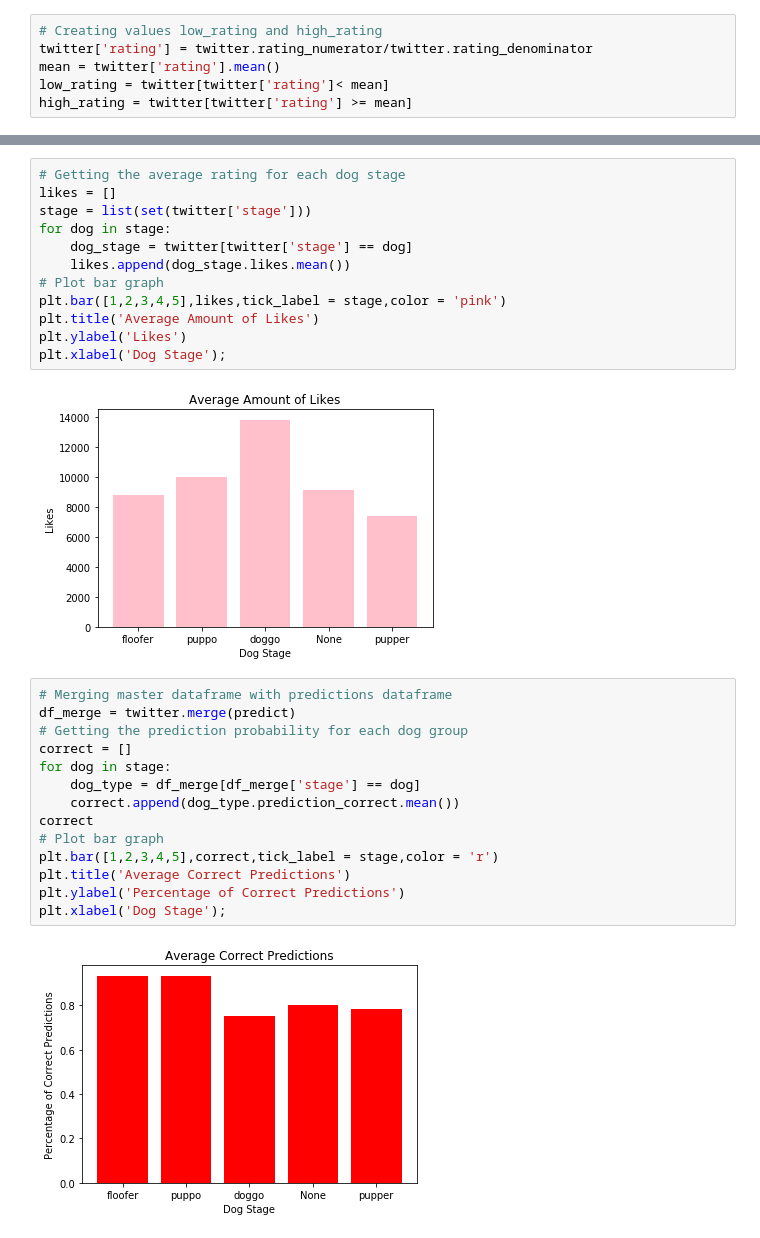
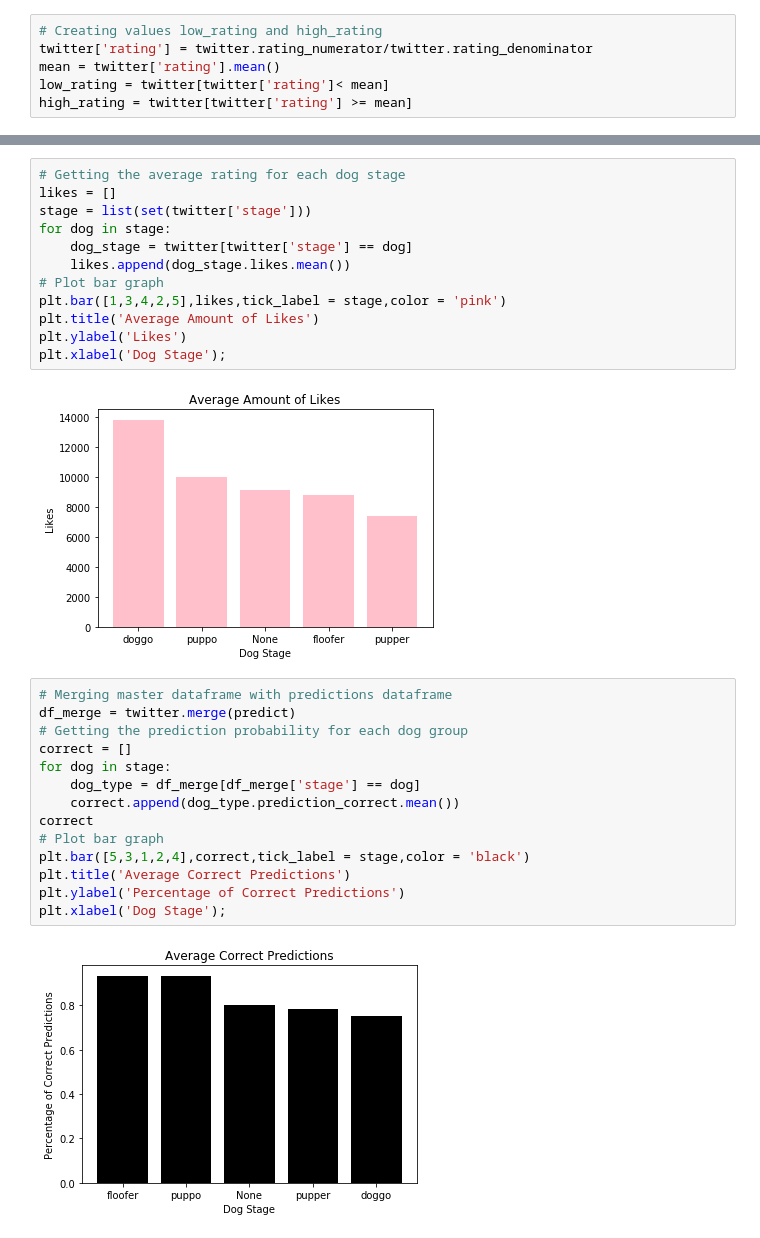
Before and after one commit to schoolkidrich/we_rate_dogs, a Jupyter notebook: we_rate_dogs.ipynb, the cells around one changed output, grey strips where cells are left out. Saved outputs shown, nothing was run; the diff lists cells and outputs as text.

```diff
--- a/we_rate_dogs.ipynb
+++ b/we_rate_dogs.ipynb
@@ -316,28 +316,28 @@ for dog in stage:
     dog_stage = twitter[twitter['stage'] == dog]
     likes.append(dog_stage.likes.mean())
 # Plot bar graph
-plt.bar([1,2,3,4,5],likes,tick_label = stage,color = 'pink')
+plt.bar([1,3,4,2,5],likes,tick_label = stage,color = 'pink')
 plt.title('Average Amount of Likes')
 plt.ylabel('Likes')
 plt.xlabel('Dog Stage');
 # %% [output]
-[figure, old version]
+[figure, new version]
 # %%
 # Merging master dataframe with predictions dataframe
 df_merge = twitter.merge(predict)
 # Getting the prediction probability for each dog group
 correct = []
 for dog in stage:
     dog_type = df_merge[df_merge['stage'] == dog]
     correct.append(dog_type.prediction_correct.mean())
 correct
 # Plot bar graph
-plt.bar([1,2,3,4,5],correct,tick_label = stage,color = 'r')
+plt.bar([5,3,1,2,4],correct,tick_label = stage,color = 'black')
 plt.title('Average Correct Predictions')
 plt.ylabel('Percentage of Correct Predictions')
 plt.xlabel('Dog Stage');
 # %% [output]
-[figure, old version]
+[figure, new version]
 # %% [markdown]
 # Conclusions
 1. On average dogs with higher ratings also have a higher number of retweets
```
Also changed, not shown: parts of 3 cells of this notebook.
